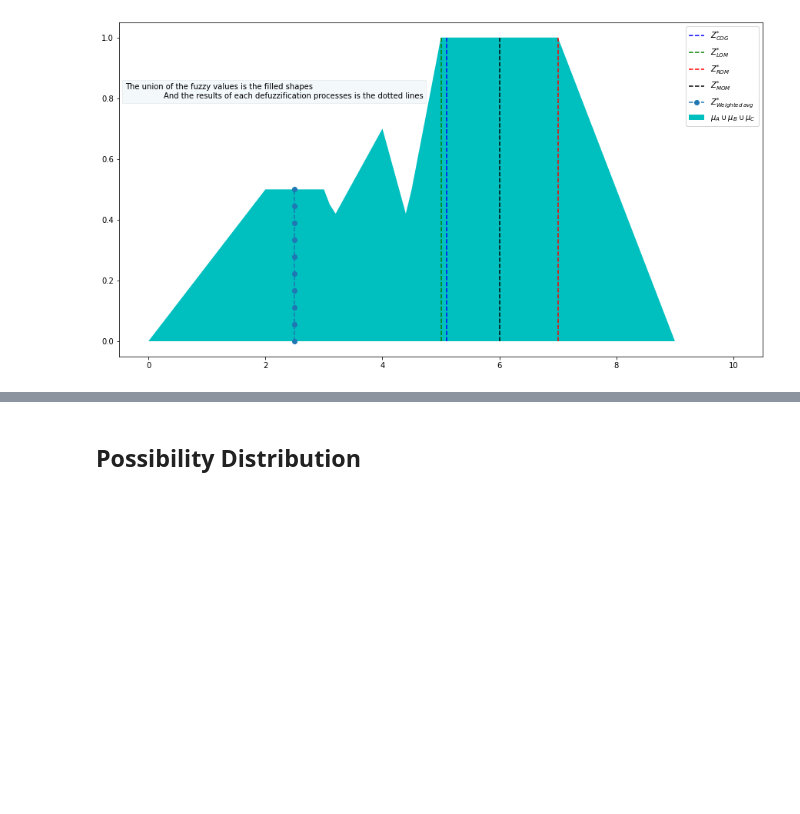
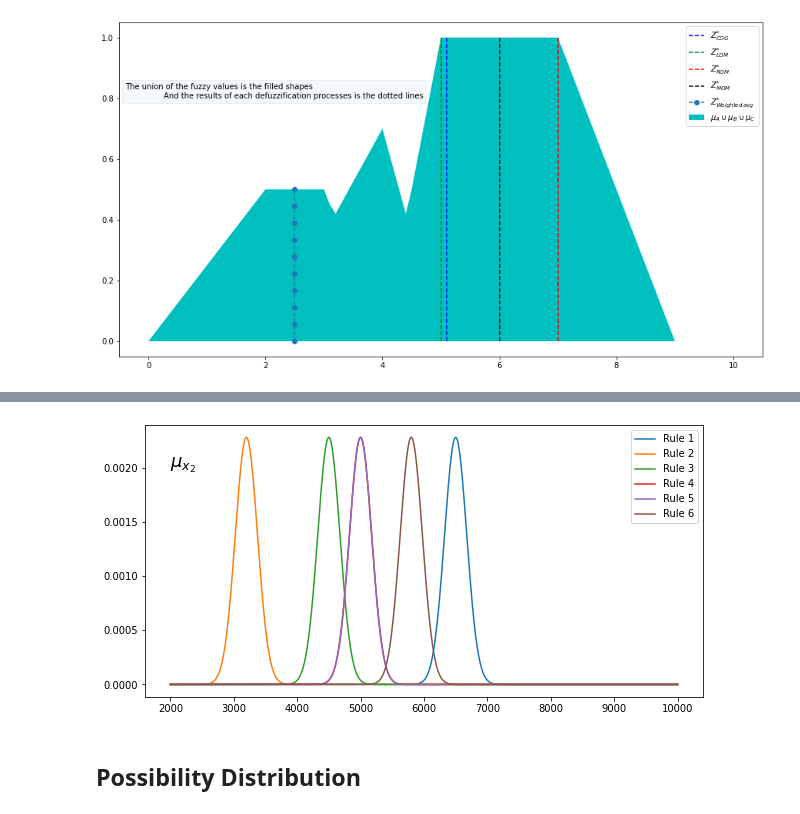
Before and after one commit to amindadgar/Fuzzy-Systems, a Jupyter notebook: HW3/Answers/main.ipynb, the cells around one changed output, grey strips where cells are left out. Saved outputs shown, nothing was run; the diff lists cells and outputs as text; code cells hidden in the pictures; blank space fills up the shorter version.

```diff
--- a/HW3/Answers/main.ipynb
+++ b/HW3/Answers/main.ipynb
@@ -656,3 +806,14 @@ plt.show()
+# %%
+plt.figure(figsize=(10, 5))
+
+## plot mu_X1
+for i in range(0, rules_count):
+    plt.plot(X, Y_rule_X2[i])
+plt.legend(['Rule 1', 'Rule 2','Rule 3','Rule 4','Rule 5','Rule 6',])
+plt.text(2000, 0.002, '$\mu_{x_2}$', fontsize=18)
+plt.show()
+# %% [output]
+[figure, added]
 # %% [markdown]
 ## Possibility Distribution
 # %% [markdown]
```
Also changed, not shown: parts of 16 cells of this notebook.
